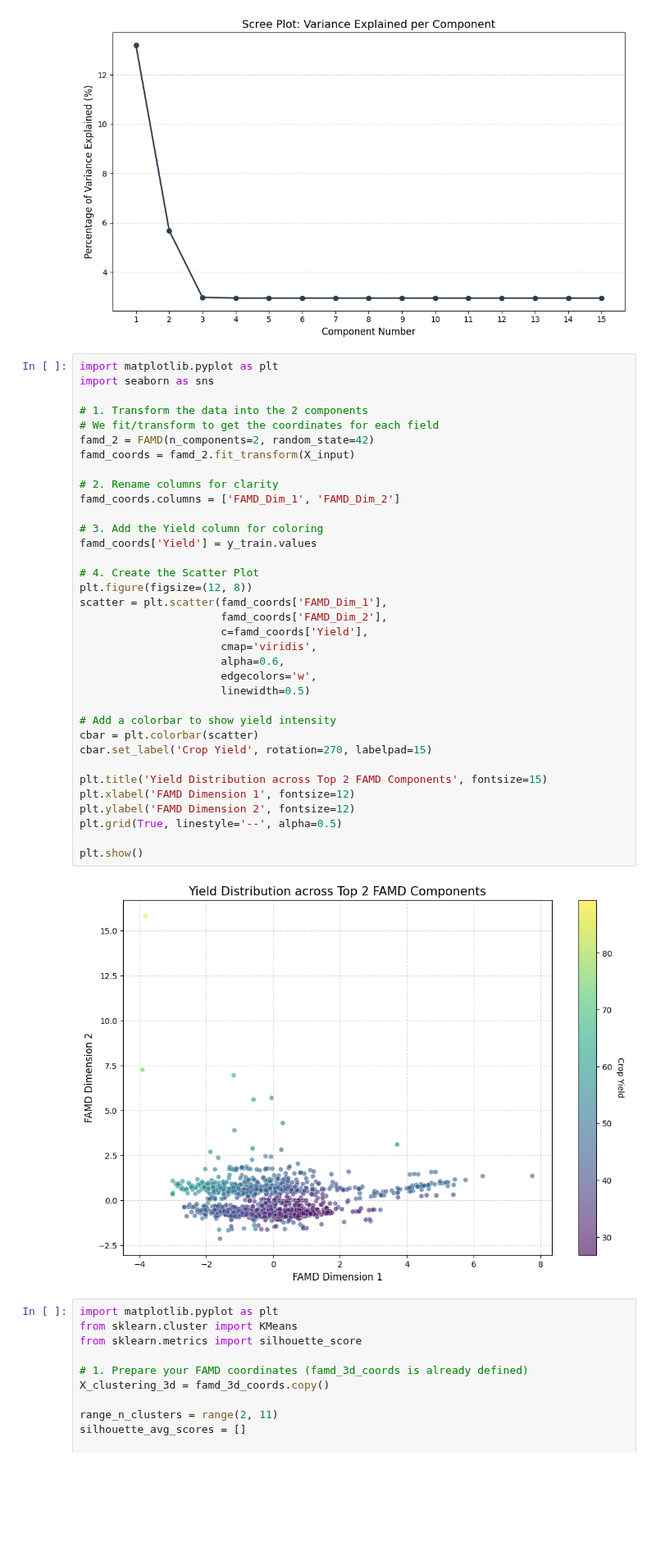
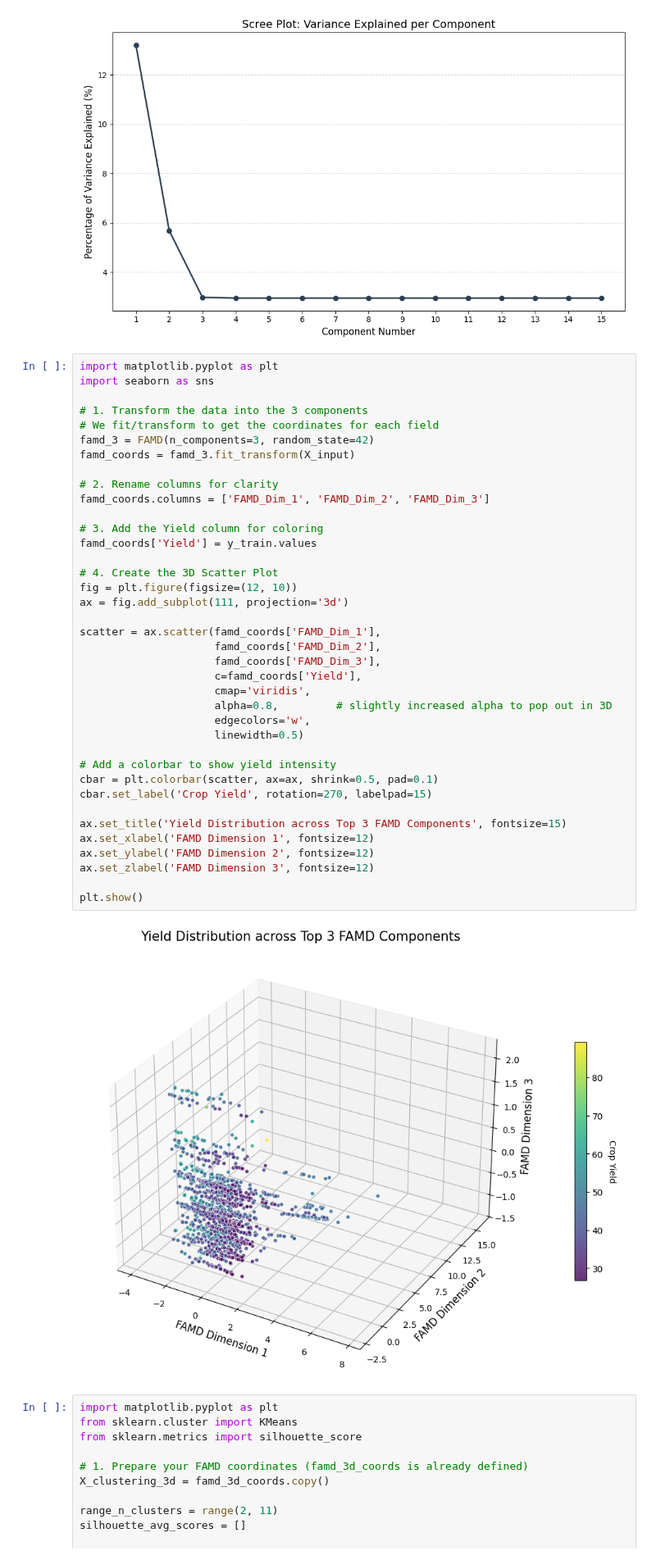
Before and after one commit to himansa-weerakooon/Yield_Prediction, a Jupyter notebook: yield_prediction.ipynb, the cells around one changed output. Shown at 82% size. Cells and saved outputs as stored; diff of their text form; blank space fills up the shorter version.

```diff
--- a/yield_prediction.ipynb
+++ b/yield_prediction.ipynb
@@ -908,40 +908,43 @@ plt.show()
 # %%
 import matplotlib.pyplot as plt
 import seaborn as sns
 
-# 1. Transform the data into the 2 components
+# 1. Transform the data into the 3 components
 # We fit/transform to get the coordinates for each field
-famd_2 = FAMD(n_components=2, random_state=42)
-famd_coords = famd_2.fit_transform(X_input)
+famd_3 = FAMD(n_components=3, random_state=42)
+famd_coords = famd_3.fit_transform(X_input)
 
 # 2. Rename columns for clarity
-famd_coords.columns = ['FAMD_Dim_1', 'FAMD_Dim_2']
+famd_coords.columns = ['FAMD_Dim_1', 'FAMD_Dim_2', 'FAMD_Dim_3']
 
 # 3. Add the Yield column for coloring
 famd_coords['Yield'] = y_train.values
 
-# 4. Create the Scatter Plot
-plt.figure(figsize=(12, 8))
-scatter = plt.scatter(famd_coords['FAMD_Dim_1'],
-                      famd_coords['FAMD_Dim_2'],
-                      c=famd_coords['Yield'],
-                      cmap='viridis',
-                      alpha=0.6,
-                      edgecolors='w',
-                      linewidth=0.5)
+# 4. Create the 3D Scatter Plot
+fig = plt.figure(figsize=(12, 10))
+ax = fig.add_subplot(111, projection='3d')
+
+scatter = ax.scatter(famd_coords['FAMD_Dim_1'],
+                     famd_coords['FAMD_Dim_2'],
+                     famd_coords['FAMD_Dim_3'],
+                     c=famd_coords['Yield'],
+                     cmap='viridis',
+                     alpha=0.8,         # slightly increased alpha to pop out in 3D
+                     edgecolors='w',
+                     linewidth=0.5)
 
 # Add a colorbar to show yield intensity
-cbar = plt.colorbar(scatter)
+cbar = plt.colorbar(scatter, ax=ax, shrink=0.5, pad=0.1)
 cbar.set_label('Crop Yield', rotation=270, labelpad=15)
 
-plt.title('Yield Distribution across Top 2 FAMD Components', fontsize=15)
-plt.xlabel('FAMD Dimension 1', fontsize=12)
-plt.ylabel('FAMD Dimension 2', fontsize=12)
-plt.grid(True, linestyle='--', alpha=0.5)
+ax.set_title('Yield Distribution across Top 3 FAMD Components', fontsize=15)
+ax.set_xlabel('FAMD Dimension 1', fontsize=12)
+ax.set_ylabel('FAMD Dimension 2', fontsize=12)
+ax.set_zlabel('FAMD Dimension 3', fontsize=12)
 
 plt.show()
 # %% [output]
-[figure, old version]
+[figure, new version]
 # %%
 import matplotlib.pyplot as plt
 from sklearn.cluster import KMeans
```
Also changed, not shown: parts of 2 cells of this notebook.
